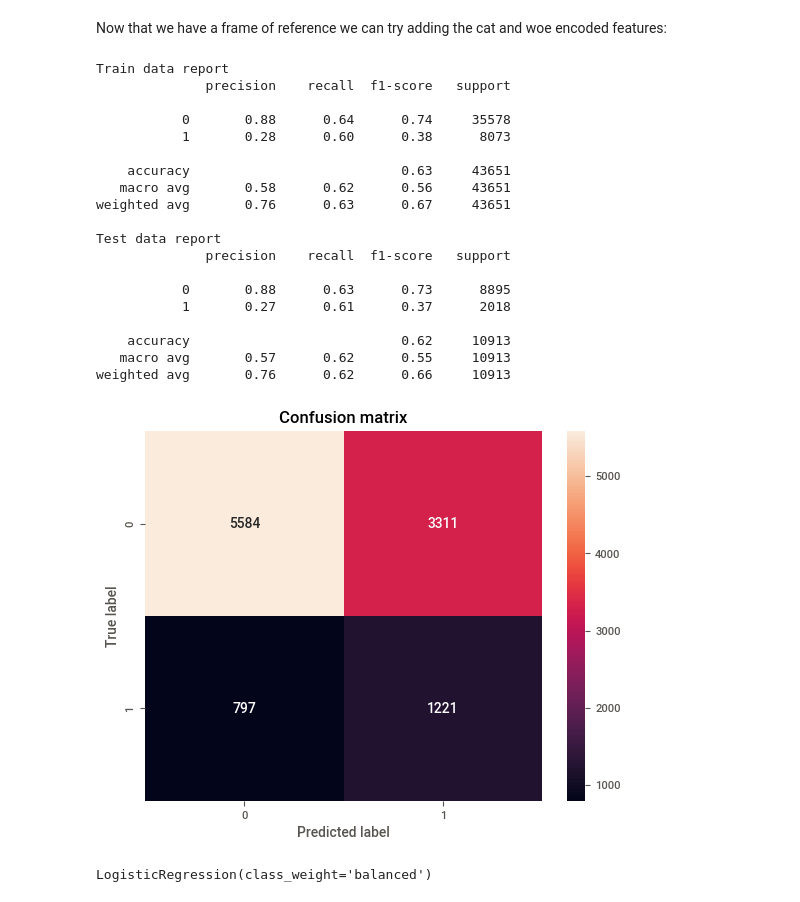
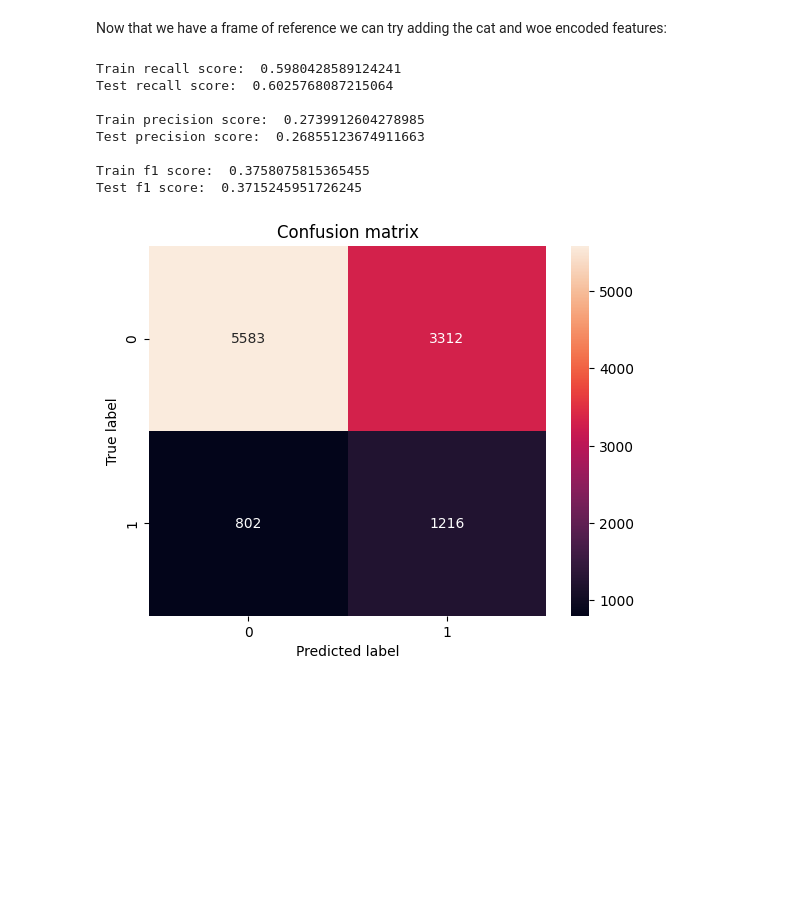
Before and after one commit to Luis-ramirez-r/Challenge-Data-Scientist---Luis-Ramirez, a Jupyter notebook: solution.ipynb, the cells around one changed output. Saved outputs shown, nothing was run; the diff lists cells and outputs as text; code cells hidden in the pictures; blank space fills up the shorter version.

```diff
--- a/solution.ipynb
+++ b/solution.ipynb
@@ -775,32 +779,20 @@ weighted avg       0.76      0.62      0.66     10913
 Now that we have a frame of reference we can try adding the cat and woe encoded features:
 # %%
 features = ['MES', 'DIANOM', 'TIPOVUELO', 'high_season', 'period_day',
-       'Des-I_cat', 'Emp-I_cat', 'SIGLADES_cat',    'OPERA_cat']
+         'SIGLADES_cat',    'OPERA_cat']
 
 logreg = LogisticRegression(class_weight='balanced')
 
-train_base_model(logreg,X_train, y_train, X_val, y_val,features)
+model = train_base_model(logreg,X_train, y_train, X_val, y_val,features)
 # %% [output]
-Train data report
-              precision    recall  f1-score   support
+Train recall score:  0.5980428589124241
+Test recall score:  0.6025768087215064
 
-           0       0.88      0.64      0.74     35578
-           1       0.28      0.60      0.38      8073
+Train precision score:  0.2739912604278985
+Test precision score:  0.26855123674911663
 
-    accuracy                           0.63     43651
-   macro avg       0.58      0.62      0.56     43651
-weighted avg       0.76      0.63      0.67     43651
-
-Test data report
-              precision    recall  f1-score   support
-
-           0       0.88      0.63      0.73      8895
-           1       0.27      0.61      0.37      2018
-
-    accuracy                           0.62     10913
-   macro avg       0.57      0.62      0.55     10913
-weighted avg       0.76      0.62      0.66     10913
+Train f1 score:  0.3758075815365455
+Test f1 score:  0.3715245951726245
-[figure, old version]
+[figure, new version]
-LogisticRegression(class_weight='balanced')
 # %%
 features = ['MES', 'DIANOM', 'TIPOVUELO', 'high_season', 'period_day',
```
Also changed, not shown: parts of 42 cells of this notebook, 4 other files.
